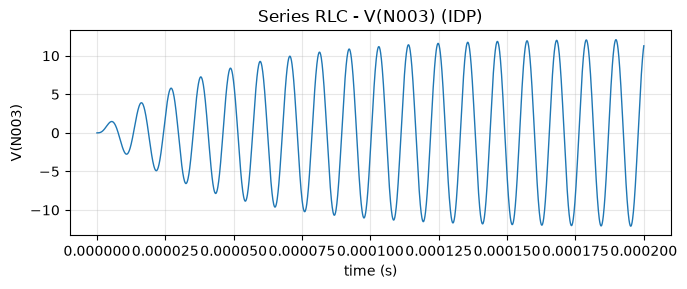
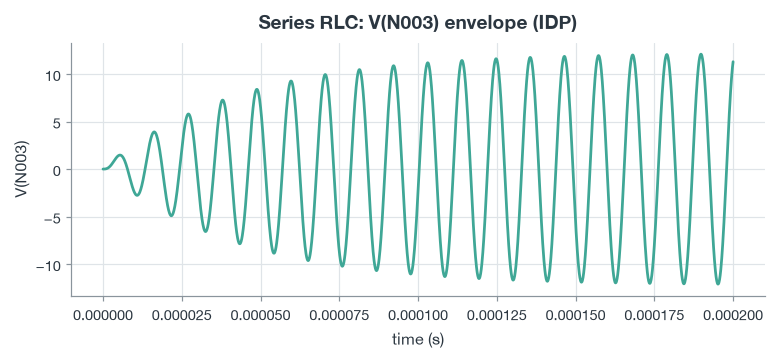
The notebook cell's code change between the first figure and the second:
--- before
+++ after
@@ -2,7 +2,7 @@
 
 w = res.waveforms[-1]   # the output node
-fig, ax = plt.subplots(figsize=(7, 3))
-ax.plot(w.t, w.v, lw=1.0)
-ax.set_xlabel("time (s)"); ax.set_ylabel(w.name); ax.set_title("Series RLC - %s (IDP)" % w.name)
-ax.grid(alpha=0.3)
+fig, ax = plt.subplots()
+ax.plot(w.t, w.v, color=PALETTE["teal"], lw=1.8)
+ax.set_xlabel("time (s)"); ax.set_ylabel(w.name)
+ax.set_title("Series RLC: %s envelope (IDP)" % w.name)
 plt.tight_layout(); plt.show()

Commit: feat(notebooks): shared house style — professional figures + tables